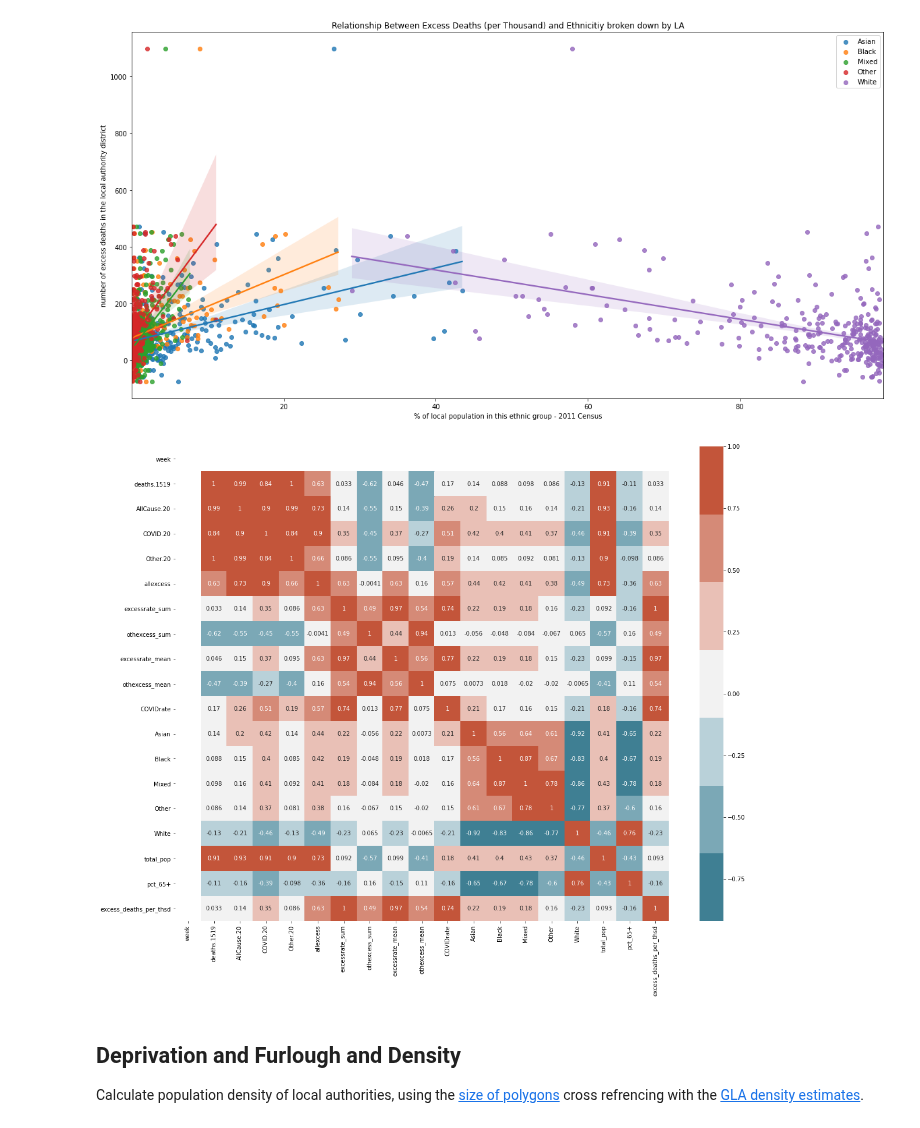
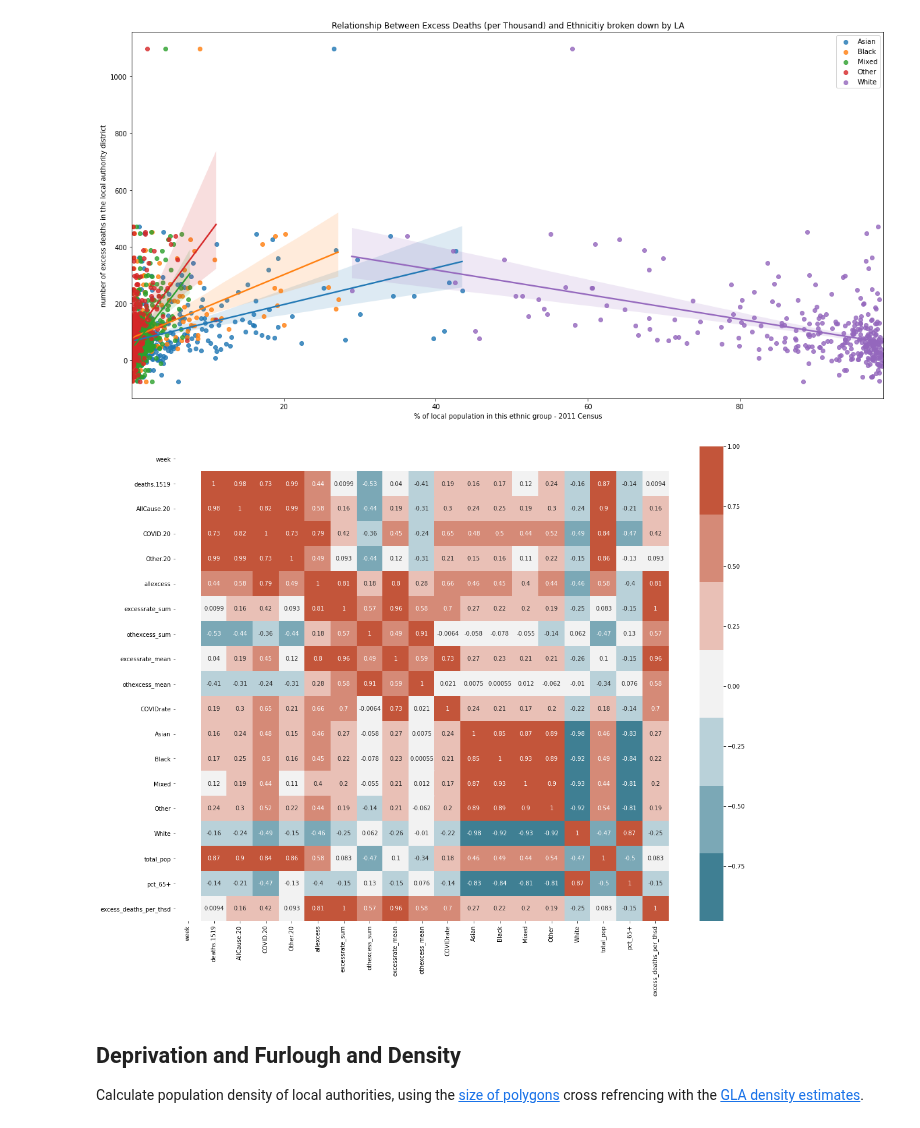
Before and after one commit to Quotennial/covid_bame, a Jupyter notebook: notebooks/Excess Deaths and Ethnicity.ipynb, the cells around one changed output. Saved outputs shown, nothing was run; the diff lists cells and outputs as text; code cells hidden in the pictures.

```diff
--- a/notebooks/Excess Deaths and Ethnicity.ipynb
+++ b/notebooks/Excess Deaths and Ethnicity.ipynb
@@ -112,12 +103,12 @@ reg_plot(df, target_var,
 # %%
 #correlation matrix of relevant variables
 plt.figure(figsize=(19, 15))
-corrMatrix = df.corr()
+corrMatrix = df.corr(method="spearman")
 sns.heatmap(corrMatrix, annot=True, cmap=sns.diverging_palette(220, 20, n=7))
 # plt.show()
 plt.savefig("../reports/figures/corrmat.png")
 # %% [output]
-[figure, old version]
+[figure, new version]
 # %% [markdown]
 ## Deprivation and Furlough and Density
 
```
Also changed, not shown: parts of 13 cells of this notebook, 4 other files.
